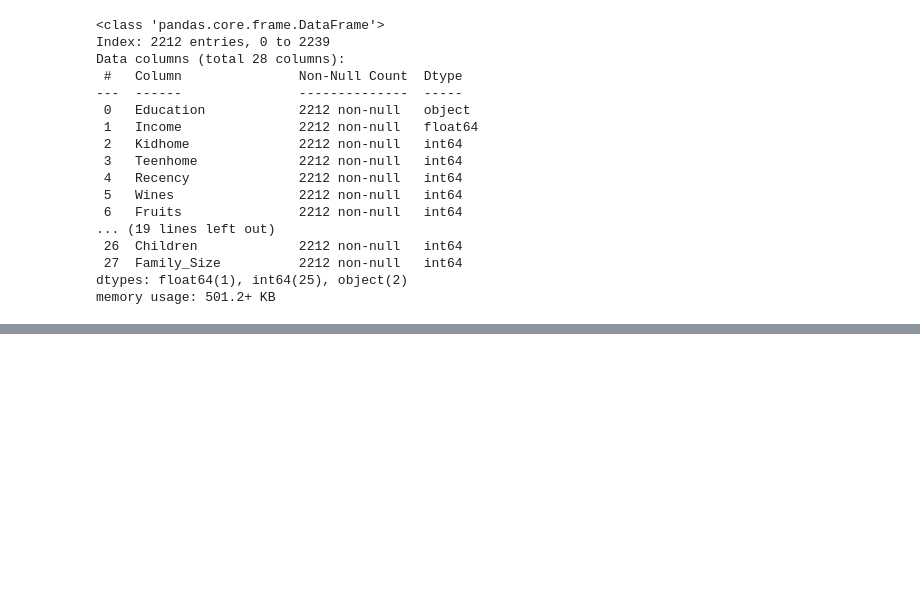
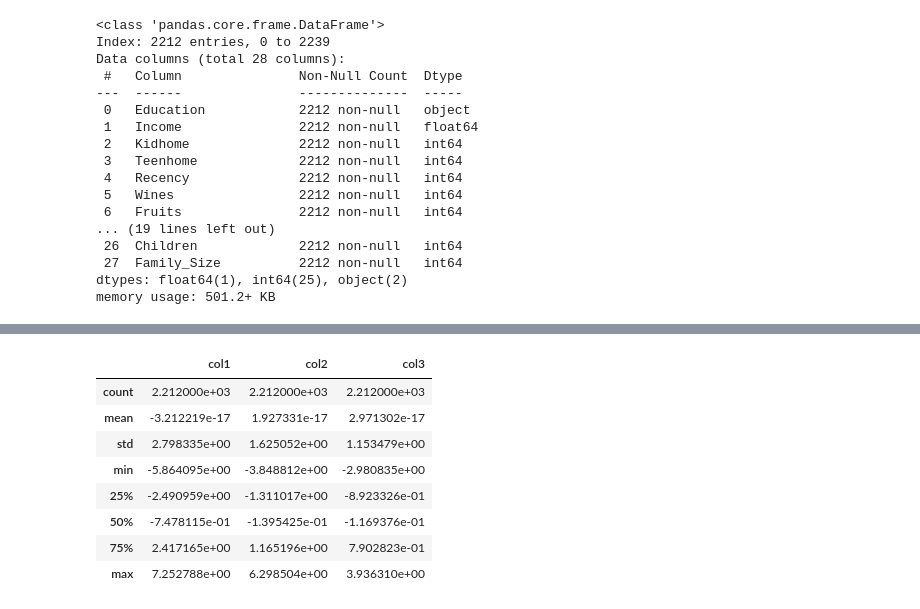
Before and after one commit to jahess150/AnalysisProjects, a Jupyter notebook: customer_personality_analysis.ipynb, the cells around one changed output, grey strips where cells are left out. Drawn from its saved outputs; the diff is of its cells as text; code cells hidden in the pictures; blank space fills up the shorter version.

```diff
--- a/customer_personality_analysis.ipynb
+++ b/customer_personality_analysis.ipynb
@@ -195,0 +205,10 @@ Now with our new features prepared and our data cleaned, we're ready to begin ou
+# %%
+from sklearn.preprocessing import LabelEncoder
+
+encoder = LabelEncoder()
+
+# Encode both categorical variables
+for feat in ['Education', 'Live_With']:
+    data_cleaned[feat] = data_cleaned[[feat]].apply(encoder.fit_transform)
+
+print("Categorical variables successfully encoded.")
@@ -195,0 +238,20 @@ Now with our new features prepared and our data cleaned, we're ready to begin ou
+# %%
+from sklearn.decomposition import PCA
+
+# Initialize and fit PCA with 3 components
+pca = PCA(n_components = 3)
+pca.fit(data_preprocessed)
+
+# Transform the data and store it in a new DataFrame
+PCA_data = pd.DataFrame(pca.transform(data_preprocessed), columns=(['col1', 'col2', 'col3']))
+PCA_data.describe()
+# %% [output]
+|  | col1 | col2 | col3 |
+| count | 2.212000e+03 | 2.212000e+03 | 2.212000e+03 |
+| mean | -3.212219e-17 | 1.927331e-17 | 2.971302e-17 |
+| std | 2.798335e+00 | 1.625052e+00 | 1.153479e+00 |
+| min | -5.864095e+00 | -3.848812e+00 | -2.980835e+00 |
+| 25% | -2.490959e+00 | -1.311017e+00 | -8.923326e-01 |
+| 50% | -7.478115e-01 | -1.395425e-01 | -1.169376e-01 |
+| 75% | 2.417165e+00 | 1.165196e+00 | 7.902823e-01 |
+| max | 7.252788e+00 | 6.298504e+00 | 3.936310e+00 |
```
Also changed, not shown: parts of 8 cells of this notebook.
